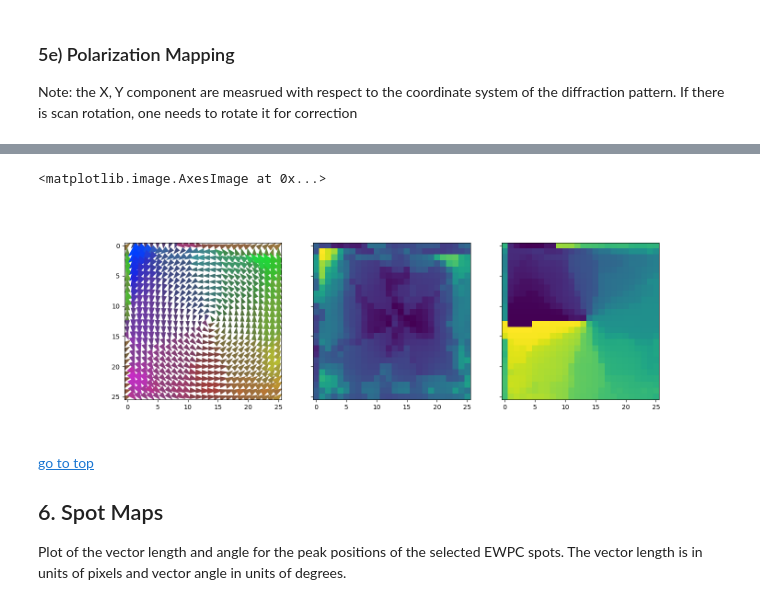
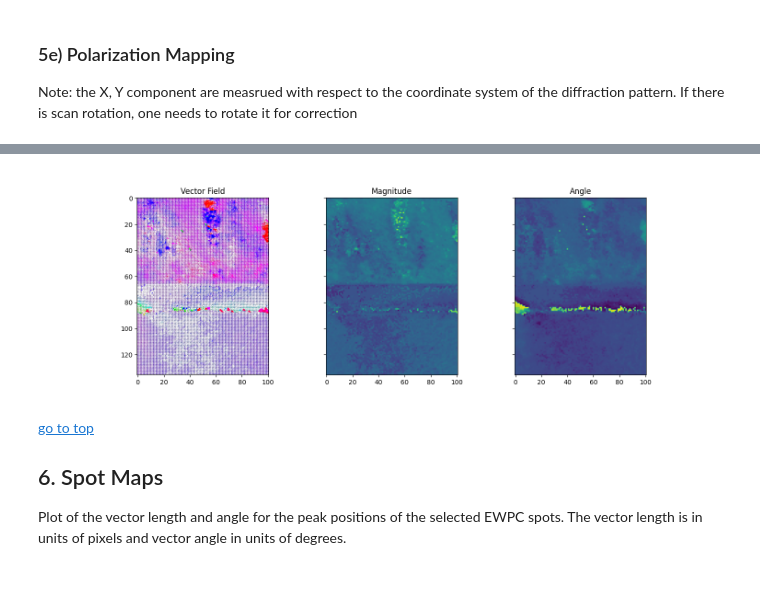
Before and after one commit to mlz-EM/EWCC, a Jupyter notebook: EWCC_example.ipynb, the cells around one changed output, grey strips where cells are left out. Cells and saved outputs as stored; diff of their text form; code cells hidden in the pictures.

Commit message:
Polar map

```diff
--- a/EWCC_example.ipynb
+++ b/EWCC_example.ipynb
@@ -35,8 +35,8 @@ import os
 
 Enter data dimensions and whether there are transformations like flips/transposes between real space scan and diffraction space coordinates.
 # %%
-inputDir='/Users/menglin/Library/CloudStorage/OneDrive-MassachusettsInstituteofTechnology/MIT_Data/PMN/Simulations/250201_EWCC/results/PTO_Vortex_Max50/' #Replace with your path to the file
-fname= 'PTO_Vortex_Max50_193.80_Max80_x26_y26_4DSTEM.raw' #name of the 4D-STEM data
+inputDir='/Users/menglin/Library/CloudStorage/OneDrive-MassachusettsInstituteofTechnology/MIT_Data/PMN/Experiments/250201_PMNPT_Biasing/20C/' #Replace with your path to the file
+fname= 'scan_x256_y256.raw' #name of the 4D-STEM data
 saveDir = inputDir #./ means current directory; where this Jupyter notebook is.spotmaps file will be saved here.
 data4d = load_4d(os.path.join(inputDir, fname))
 # %%
@@ -86,5 +78,9 @@ disp_haadf(data4d,[r0,r1])
 Center diffraction pattern by minimizing the EWIC phase within given range.
 Based on diffraction data, I've noticed that it performs better wtihout centereing refinement, i.e., the simulated data is already centered, and the refinement moves the pattern away from the true center.
 # %%
-center = findCenterEWCCphase(np.mean(data4d[11:-11, 11:-11], axis=(0,1)), doPlot=False, precision=3, search_range=4, mask=None, )
-centered_data4d = centerPattern(data4d, center, useWindow=True)
+plt.close('all')
+center = findCenterEWCCphase(np.mean(data4d[95:139,118:164], axis=(0,1)), center=(57, 69), doPlot=True, precision=3, search_range=2, mask=None, )
+centered_data4d = centerPattern(data4d[18:154,230:331], center, useWindow=True)
+save_4d(centered_data4d, folder=inputDir, name=fname.replace('scan', 'centered_scan'))
+
+data4d = centered_data4d
@@ -114,6 +119,5 @@ Just like you did with the 4D browser,<br>
 <span style="color:orange">5)</span> Repeat steps 2-4 at least once (you need at least two vectors to calculate strain)
 # %%
 #guis,wins,rois=browser_with_peak_selection(ewpc) # ewpc
-
-guis,wins,rois=browser_with_peak_selection(ewic*ewpc, cmap='RdBu', log=False, flatten_center=True, half_width=10) #ewcc fitting
+guis,wins,rois=browser_with_peak_selection(ewic*ewpc, cmap='RdBu', log=False, flatten_center=True, half_width=8) #ewcc fitting
 # %% [output]
@@ -148,5 +152,5 @@ Available peak finding for EWPC ***`method`*** from fastest to slowest : ***`L-B
 
 Available peak finding for EWPC ***`method`*** is dual peak gaussian fitting within the fitRange from initial guess based on local max and min, other methods TBD
 # %%
-spotMaps_upd = get_spotMaps(data4d_roi,wins,tol=1e-4,method='L-BFGS-B', fitEWIC=True, fitIDmask=0,  sigma=0.3, fitRange=2, ewpcPower=3)
+spotMaps_upd = get_spotMaps(data4d_roi,wins,tol=1e-4,method='L-BFGS-B', fitEWIC=True, fitIDmask=[0, 1, 2],  sigma=0.3, fitRange=2, ewpcPower=3)
 # %% [output]
@@ -187,42 +187,49 @@ plt.quiver(spotMaps_upd['EWIC']['PolarV'][0], spotMaps_upd['EWIC']['PolarU'][0])
 import matplotlib.colors
 import matplotlib.pyplot as plt
 
+k = 0
 def vector_to_rgb(angle, absolute):
     global max_abs
 
     # normalize angle
     angle = angle % (2 * np.pi)
     if angle < 0:
         angle += 2 * np.pi
 
     return matplotlib.colors.hsv_to_rgb((angle / 2 / np.pi,
                                          absolute / max_abs,
                                          absolute / max_abs))
 
-X = np.arange(spotMaps_upd['EWIC']['PolarV'][0].shape[0])
-Y = np.arange(spotMaps_upd['EWIC']['PolarV'][0].shape[1])
-U, V =  spotMaps_upd['EWIC']['PolarV'][0],  spotMaps_upd['EWIC']['PolarU'][0]
+X = np.arange(spotMaps_upd['EWIC']['PolarV'][k].shape[1])
+Y = np.arange(spotMaps_upd['EWIC']['PolarV'][k].shape[0])
+U, V =  rotate_uv(spotMaps_upd['EWIC']['PolarU'][k],  spotMaps_upd['EWIC']['PolarV'][k], 90)
 
 angles = np.arctan2(V, U)
 lengths = np.sqrt(np.square(U) + np.square(V))
 
-max_abs = np.max(lengths)
+max_abs = np.nanmax(lengths)/2
 c = np.array(list(map(vector_to_rgb, angles.flatten(), lengths.flatten())))
+c[c<0]=0
+c[c>1]=1
+
 u, v = 2, 2
 length = np.sqrt(u ** 2 + v ** 2)
 width = 0.005
 hal = hl = 1. / width * length
 
 fig, ax = plt.subplots(1,3, sharex=True, sharey=True, figsize=(15, 5))
-ax[0].quiver(X, Y, U, V, color=c, scale=60, edgecolor=None, linewidth=0.8, pivot='mid',
+ax[0].quiver(X, Y, U, V, color=c, scale=200, edgecolor=None, linewidth=0.8, pivot='mid',
             headaxislength=hal, headlength=hl, headwidth=hl / 3 * 2, width=width)
 ax[0].set_aspect('equal')  # Ensure the aspect ratio is equal
 
-ax[1].imshow(np.sqrt(spotMaps_upd['EWIC']['PolarV'][0]**2+spotMaps_upd['EWIC']['PolarU'][0]**2))
-ax[2].imshow(np.arctan2(spotMaps_upd['EWIC']['PolarV'][0], spotMaps_upd['EWIC']['PolarU'][0]))
+ax[1].imshow(lengths)
+ax[2].imshow(angles)
+ax[0].set_title('Vector Field')
+ax[1].set_title('Magnitude')
+ax[2].set_title('Angle')
+plt.savefig(saveDir+'/'+fname.replace('.raw', '_vector_field.png',), dpi=300)
 # %% [output]
-<matplotlib.image.AxesImage at 0x...>
-[figure, old version]
+[figure, new version]
 # %% [markdown]
 [go to top](#toc)
 ## 6. Spot Maps <a name="bspot"/>
```
Also changed, not shown: parts of 27 cells of this notebook, 1 other file.
